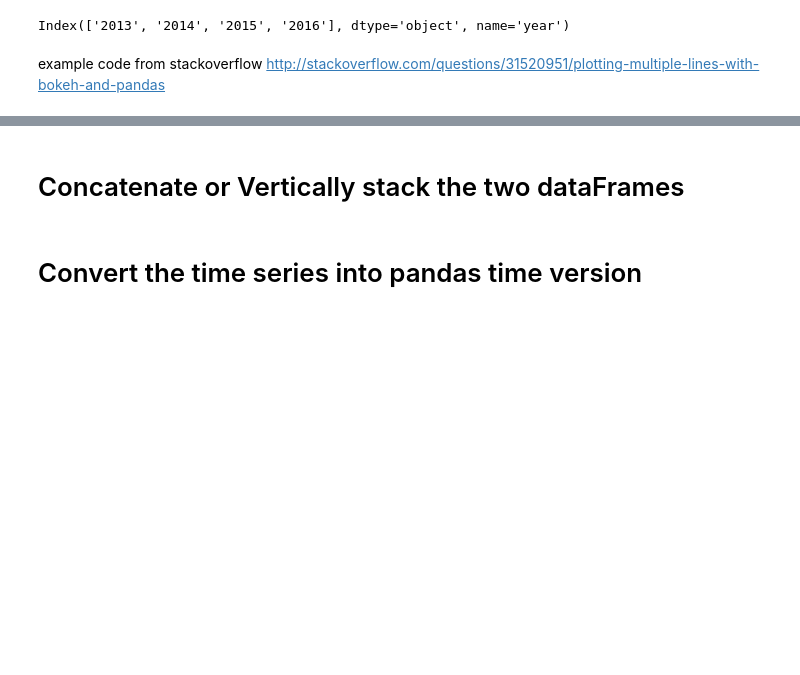
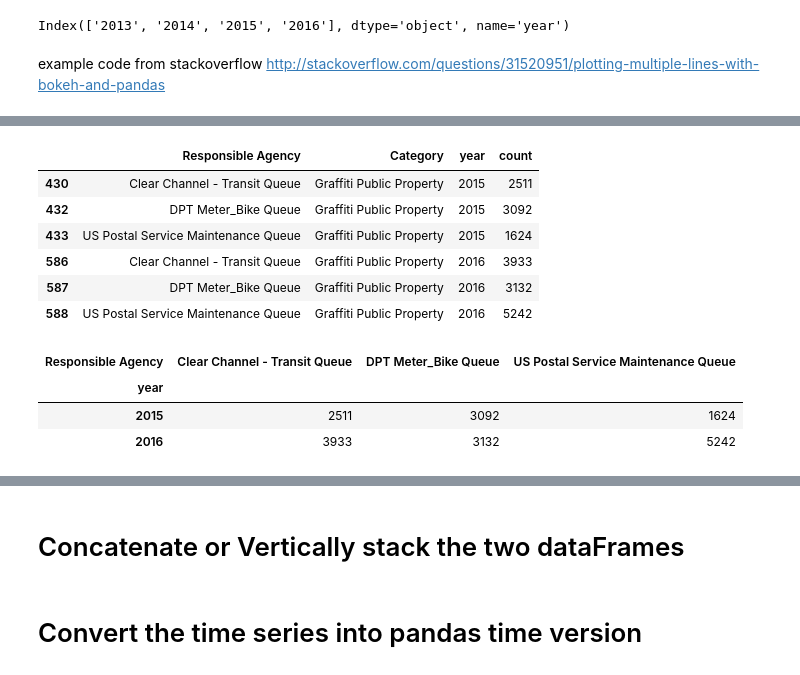
Before and after one commit to gregorydillon/JupyterPractice, a Jupyter notebook: graffiti_SF311/SF311 Annual -keh.ipynb, the cells around one changed output, grey strips where cells are left out. Cells and saved outputs as stored; diff of their text form; code cells hidden in the pictures; blank space fills up the shorter version.

```diff
--- a/graffiti_SF311/SF311 Annual -keh.ipynb
+++ b/graffiti_SF311/SF311 Annual -keh.ipynb
@@ -208,0 +199,19 @@ print (url2)
+# %%
+df = df[df.Category == 'Graffiti Public Property']
+#df = df[df.year == '2016']
+df = df[(df.year == '2015') | (df.year == '2016')  ]
+df = df[df['count'] >=500]
+#df = df[df['Responsible Agency'].str.contains('DPT')]
+df = df[-df['Responsible Agency'].str.contains('311')]
+df = df[-df['Responsible Agency'].str.contains('PUC')]
+df = df[-df['Responsible Agency'].str.contains('DPW')]
+
+df
+# %% [output]
+|  | Responsible Agency | Category | year | count |
+| 430 | Clear Channel - Transit Queue | Graffiti Public Property | 2015 | 2511 |
+| 432 | DPT Meter_Bike Queue | Graffiti Public Property | 2015 | 3092 |
+| 433 | US Postal Service Maintenance Queue | Graffiti Public Property | 2015 | 1624 |
+| 586 | Clear Channel - Transit Queue | Graffiti Public Property | 2016 | 3933 |
+| 587 | DPT Meter_Bike Queue | Graffiti Public Property | 2016 | 3132 |
+| 588 | US Postal Service Maintenance Queue | Graffiti Public Property | 2016 | 5242 |
@@ -208,0 +222,12 @@ print (url2)
+# %%
+df2 =pd.pivot_table(
+  df,values='count',
+  index=['year'],
+  columns=['Responsible Agency'],
+  aggfunc=np.sum)
+df2
+# %% [output]
+| Responsible Agency | Clear Channel - Transit Queue | DPT Meter_Bike Queue | US Postal Service Maintenance Queue |
+| year |  |  |  |
+| 2015 | 2511 | 3092 | 1624 |
+| 2016 | 3933 | 3132 | 5242 |
```
Also changed, not shown: parts of 25 cells of this notebook, 1 other file.
